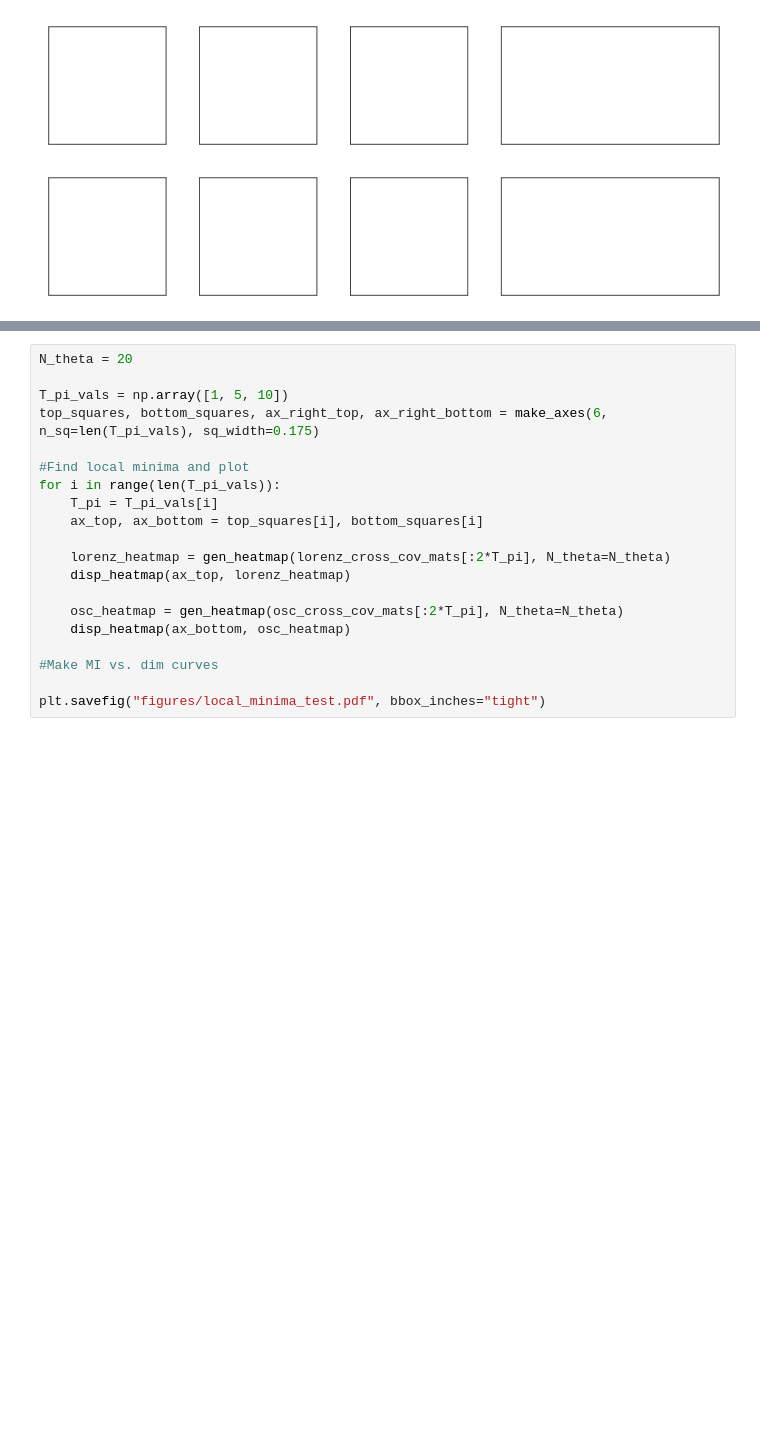
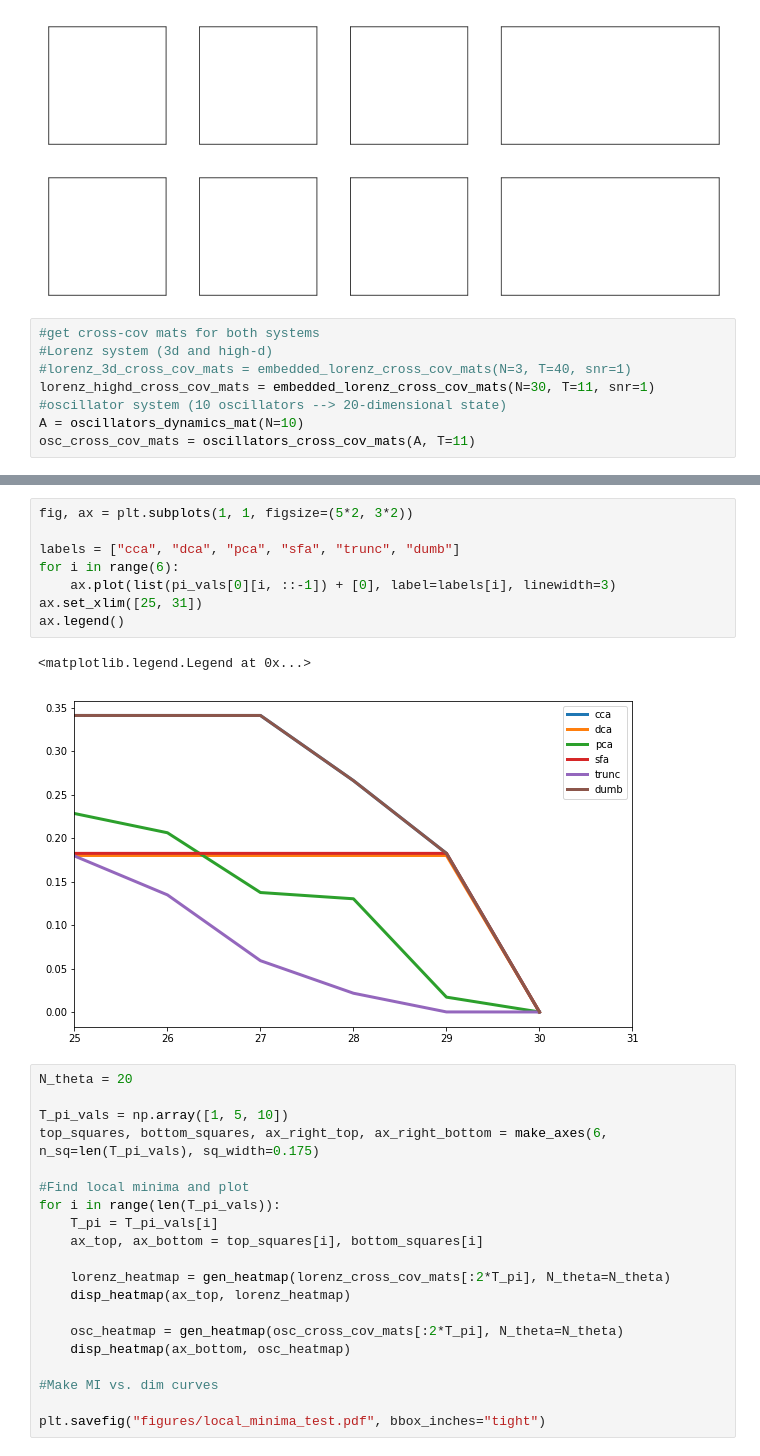
Before and after one commit to BouchardLab/DynamicalComponentsAnalysis, a Jupyter notebook: notebooks/local_minima_fig.ipynb, the cells around one changed output, grey strips where cells are left out. Drawn from its saved outputs; the diff is of its cells as text; blank space fills up the shorter version.

```diff
--- a/notebooks/local_minima_fig.ipynb
+++ b/notebooks/local_minima_fig.ipynb
@@ -197,3 +199,11 @@ make_axes(10, n_sq=3)
  <matplotlib.axes._axes.Axes at 0x...>,
  <matplotlib.axes._axes.Axes at 0x...>)
 [figure]
+# %%
+#get cross-cov mats for both systems
+#Lorenz system (3d and high-d)
+#lorenz_3d_cross_cov_mats = embedded_lorenz_cross_cov_mats(N=3, T=40, snr=1)
+lorenz_highd_cross_cov_mats = embedded_lorenz_cross_cov_mats(N=30, T=11, snr=1)
+#oscillator system (10 oscillators --> 20-dimensional state)
+A = oscillators_dynamics_mat(N=10)
+osc_cross_cov_mats = oscillators_cross_cov_mats(A, T=11)
@@ -233,3 +245,14 @@ for i in range(1, 2*N + 1):
+# %%
+fig, ax = plt.subplots(1, 1, figsize=(5*2, 3*2))
+
+labels = ["cca", "dca", "pca", "sfa", "trunc", "dumb"]
+for i in range(6):
+    ax.plot(list(pi_vals[0][i, ::-1]) + [0], label=labels[i], linewidth=3)
+ax.set_xlim([25, 31])
+ax.legend()
+# %% [output]
+<matplotlib.legend.Legend at 0x...>
+[figure, added]
 # %%
 N_theta = 20
 
```
Also changed, not shown: parts of 5 cells of this notebook, 2 other files.
